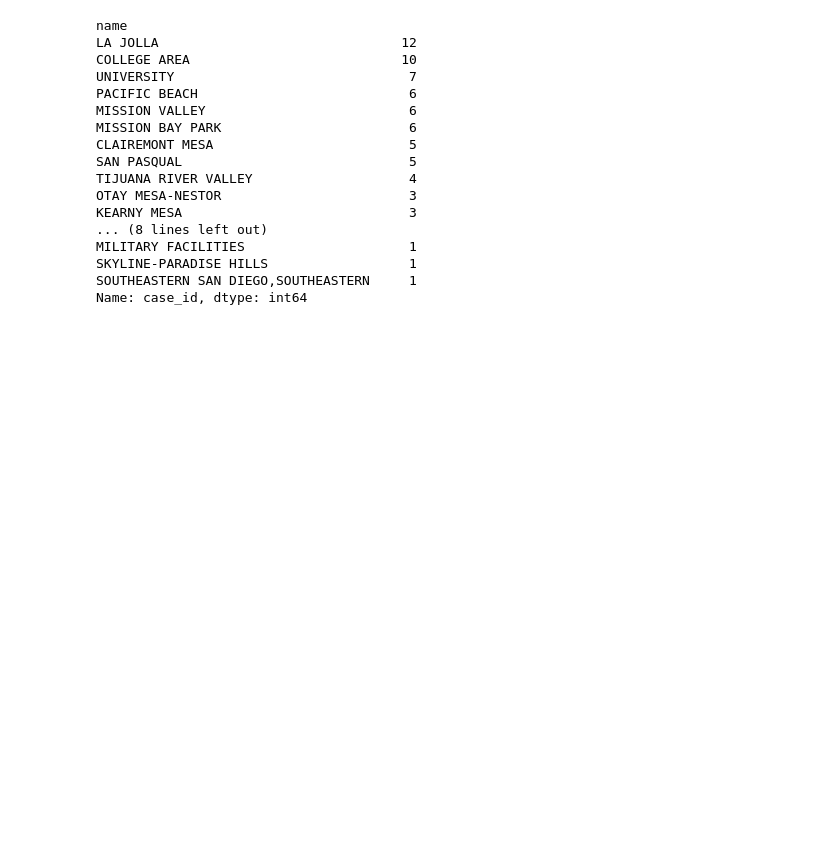
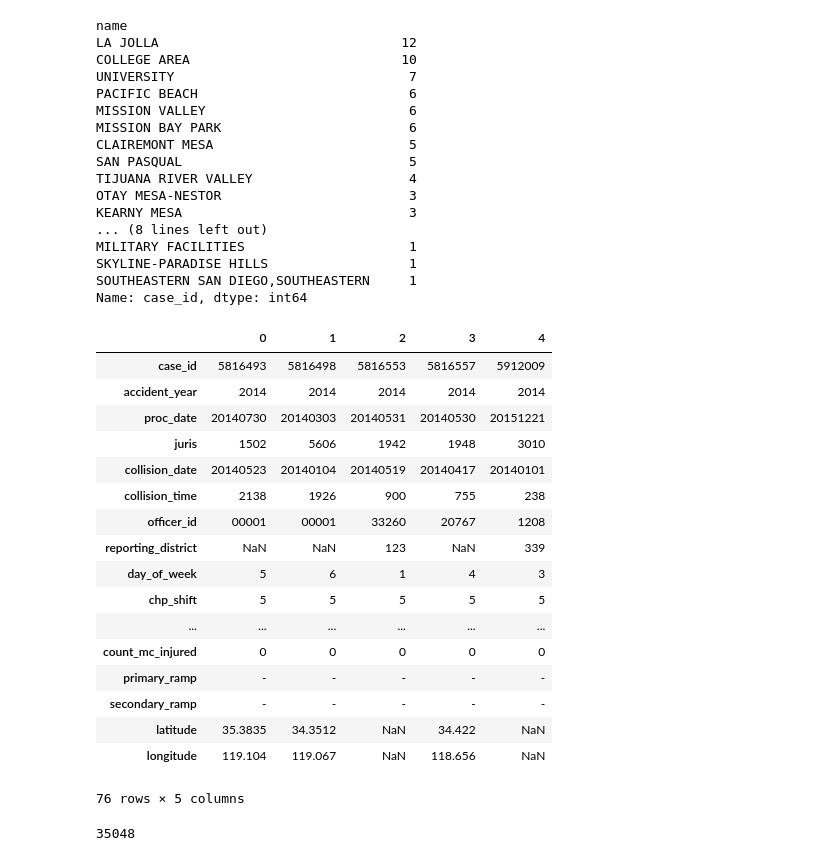
Before and after one commit to SDRDLAnalysts/data-projects, a Jupyter notebook: iswitrs.chp.ca.gov-collisions-2014_2016/notebooks/Accidents By Community.ipynb, the cells around one changed output. Cells and saved outputs as stored; diff of their text form; code cells hidden in the pictures; blank space fills up the shorter version.

```diff
--- a/iswitrs.chp.ca.gov-collisions-2014_2016/notebooks/Accidents By Community.ipynb
+++ b/iswitrs.chp.ca.gov-collisions-2014_2016/notebooks/Accidents By Community.ipynb
@@ -122,3 +122,30 @@ MILITARY FACILITIES                     1
 SKYLINE-PARADISE HILLS                  1
 SOUTHEASTERN SAN DIEGO,SOUTHEASTERN     1
 Name: case_id, dtype: int64
+# %%
+col.head().T
+# %% [output]
+|  | 0 | 1 | 2 | 3 | 4 |
+| case_id | 5816493 | 5816498 | 5816553 | 5816557 | 5912009 |
+| accident_year | 2014 | 2014 | 2014 | 2014 | 2014 |
+| proc_date | 20140730 | 20140303 | 20140531 | 20140530 | 20151221 |
+| juris | 1502 | 5606 | 1942 | 1948 | 3010 |
+| collision_date | 20140523 | 20140104 | 20140519 | 20140417 | 20140101 |
+| collision_time | 2138 | 1926 | 900 | 755 | 238 |
+| officer_id | 00001 | 00001 | 33260 | 20767 | 1208 |
+| reporting_district | NaN | NaN | 123 | NaN | 339 |
+| day_of_week | 5 | 6 | 1 | 4 | 3 |
+| chp_shift | 5 | 5 | 5 | 5 | 5 |
+| ... | ... | ... | ... | ... | ... |
+| count_mc_injured | 0 | 0 | 0 | 0 | 0 |
+| primary_ramp | - | - | - | - | - |
+| secondary_ramp | - | - | - | - | - |
+| latitude | 35.3835 | 34.3512 | NaN | 34.422 | NaN |
+| longitude | 119.104 | 119.067 | NaN | 118.656 | NaN |
+76 rows × 5 columns
+# %%
+# SD County
+col_sdc = col[ ( (col.juris.str.startswith('37')) |  (col.juris == '9645'))] # 9645 is CHP in San Diego City
+len(col_sdc)
+# %% [output]
+35048
```
Also changed, not shown: parts of 6 cells of this notebook, 3 other files.
